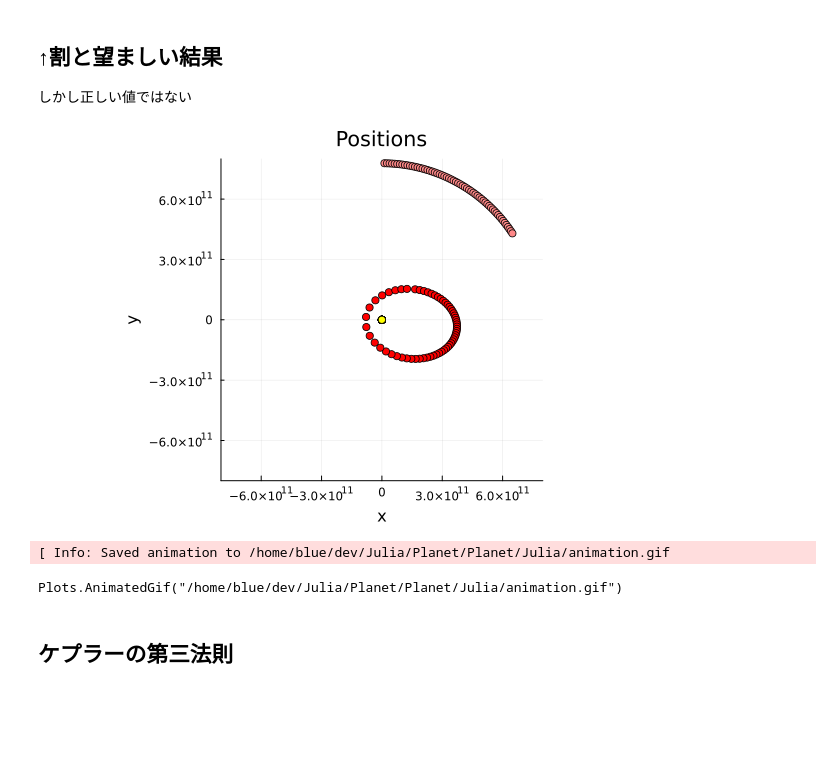
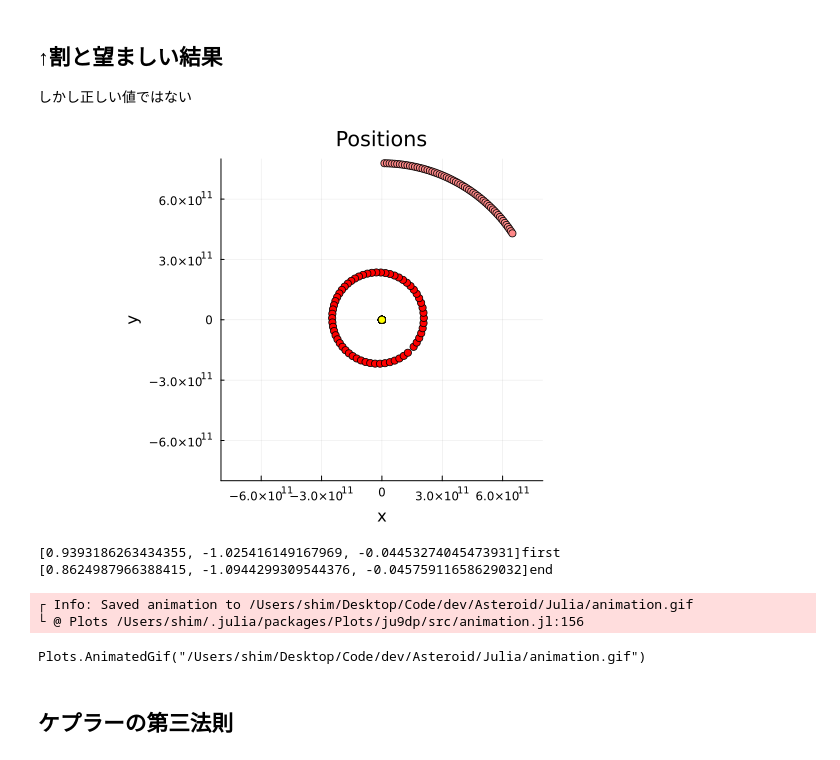
Before and after one commit to Shiroku-ma/Planet, a Jupyter notebook: Julia/planets.ipynb, the cells around one changed output. Cells and saved outputs as stored; diff of their text form; code cells hidden in the pictures; blank space fills up the shorter version.

```diff
--- a/Julia/planets.ipynb
+++ b/Julia/planets.ipynb
@@ -187,12 +187,12 @@ function main()
     ]
     pos = [
         0.0 0.0 0.0
-        1.4052e11 1.534e11 6.662e9
+        1.4052e11 -1.534e11 -6.662e9
         0.0 7.783e11 0.0
     ]
     vel = [
         0.0 0.0 0.0
-        26292.0 -974.5 -665.3
+        18779.4 18438.9 -74.1
         13.06e3 0.0 0.0
     ]
     vel .-= mean(mass .* vel) / mean(mass)
@@ -217,45 +217,43 @@ function main()
     for i in 1:Nt
 		vel += acc * dt/2.0
 		pos += vel * dt
 		acc = getAcc( pos, mass, G)
 		vel += acc * dt/2.0
 		t += dt
 
         KE, PE  = getEnergy( pos, vel, mass, G )
         pos_save[:,:,i+1] = pos
 		KE_save[i+1] = KE
 		PE_save[i+1] = PE
-        vel_save[i+1] = sqrt(vel[2,1]^2 + vel[2,2]^2)
-        r = sqrt(pos[2,1]^2 + pos[2,2]^2)
-        vel2_save[i+1] = sqrt(G * (mass[1] + mass[2]) * (2/r - 1/2.279e11))
     end
 
     p = scatter([0], [0], xlims=(-8.0e11,8.0e11), ylims=(-8.0e11,8.0e11), title="Positions", xlabel="x", ylabel="y", aspect_ratio=:equal, legend=false)
     al = Int(Nt/60.0)
     anim = @animate for frame in 1:60
         for i in 1:3
             x = pos_save[i,1,frame*al]
             y = pos_save[i,2,frame*al]
             scatter!(p, [x], [y], color=colors[i])
         end
     end
+    println(pos_save[2,:,1] ./ 1.495978e11, "first")
+    println(pos_save[2,:,Nt+1] ./ 1.495978e11, "end")
 
-    #p2 = scatter(vel_save, ylims=(2.40e4,2.45e4),title="velocity", legend=false)
-    #scatter!(p2, vel2_save, ylims=(2.40e4,2.45e4), color=:red)
+    display(p)
+    gif(anim, "animation.gif", fps=10)
 
-    #println(pos_save[3,:,Nt])
-    display(p)
-    #display(p2)
-    gif(anim, "animation.gif", fps=10)
 end
 
 colors = [:yellow, :red, :"#ff8888"]
 
 main()
 # %% [output]
-[figure, old version]
+[figure, new version]
-[ Info: Saved animation to /home/blue/dev/Julia/Planet/Planet/Julia/animation.gif
+[0.9393186263434355, -1.025416149167969, -0.04453274045473931]first
+[0.8624987966388415, -1.0944299309544376, -0.04575911658629032]end
-Plots.AnimatedGif("/home/blue/dev/Julia/Planet/Planet/Julia/animation.gif")
+┌ Info: Saved animation to /Users/shim/Desktop/Code/dev/Asteroid/Julia/animation.gif
+└ @ Plots /Users/shim/.julia/packages/Plots/ju9dp/src/animation.jl:156
+Plots.AnimatedGif("/Users/shim/Desktop/Code/dev/Asteroid/Julia/animation.gif")
 # %% [markdown]
 ## ケプラーの第三法則
 # %%
```
Also changed, not shown: parts of 2 cells of this notebook.
